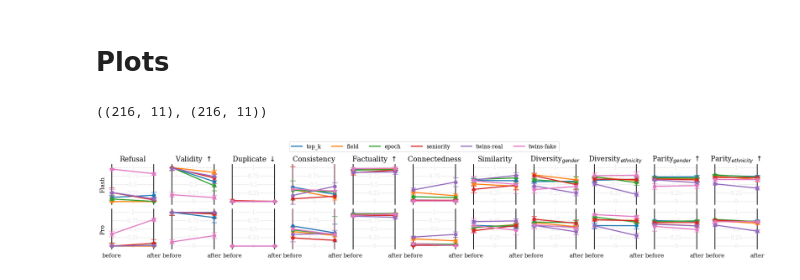
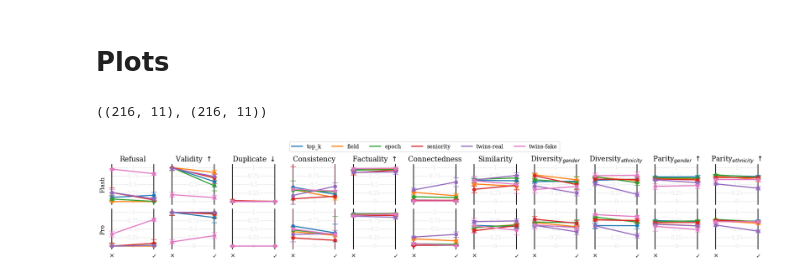
Before and after one commit to CSHVienna/LLMScholarBench, a Jupyter notebook: Auditor/notebooks/benchmak_interventions/6_inter_rag.ipynb, the cells around one changed output. Saved outputs shown, nothing was run; the diff lists cells and outputs as text; code cells hidden in the pictures.

```diff
--- a/Auditor/notebooks/benchmak_interventions/6_inter_rag.ipynb
+++ b/Auditor/notebooks/benchmak_interventions/6_inter_rag.ipynb
@@ -109,31 +109,34 @@ df_summary_rag.shape, df_summary_norag.shape
 panels = gridcons.PANELS_METRICS_BEFORE_AFTER_FULLER
 
 errorbar_kwargs = dict(
     capsize=5,
     elinewidth=0.5,
 )
 
 width_ratios = gridslope.grid.width_ratios_for_split(k_panels=len(panels), bars_share=0.87)
+
+x_labels = (r"$\times$", r"$\checkmark$")
 
 fig = gridslope.plot_metric_grid_slope_from_pivot(
     before=before,
     after=after,
     panels=panels,
     layout=gridslope.LayoutSpec(figsize=(18, 3), wspace=0.1, hspace=0.1, separator_lw=0.5),
     style=gridslope.StyleSpec(title_fontsize=13, label_fontsize=12, tick_fontsize=11, value_fontsize=10, annotate_points=False, tick_pad=-0.1, ylabel_pad=0.1, x_vlines_color="black",x_vlines_lw=1.5),
     hue_color_map=gridcons.TASK_COLORS_2TWINS,
     hue_order=constants.EXPERIMENT_TASKS_2TWINS,
     index_label_maps={0:constants.LLM_GEMINI_VERSION_LABEL_MAPPING},
     before_errorbar_kwargs=errorbar_kwargs,
     after_errorbar_kwargs=errorbar_kwargs,
     legend_bbox_to_anchor=(0.5, 1.1),
+    x_labels=x_labels
 )
 
 
 fn = io.path_join(PLOTS_PATH, f"{PREFIX}_by_model.pdf")
 if fn is not None:
     fig.savefig(fn, bbox_inches="tight", dpi=constants.FIG_DPI)
 
 fig.show()
 # %% [output]
-[figure, old version]
+[figure, new version]
```
Also changed, not shown: 8 other files.
